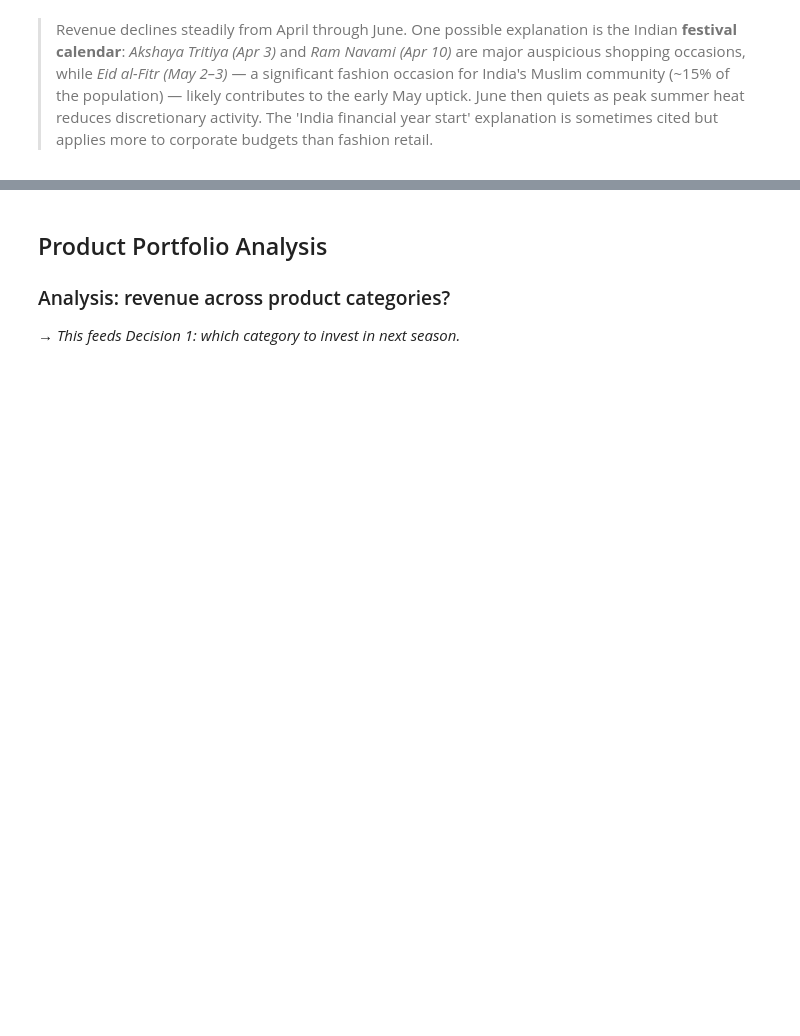
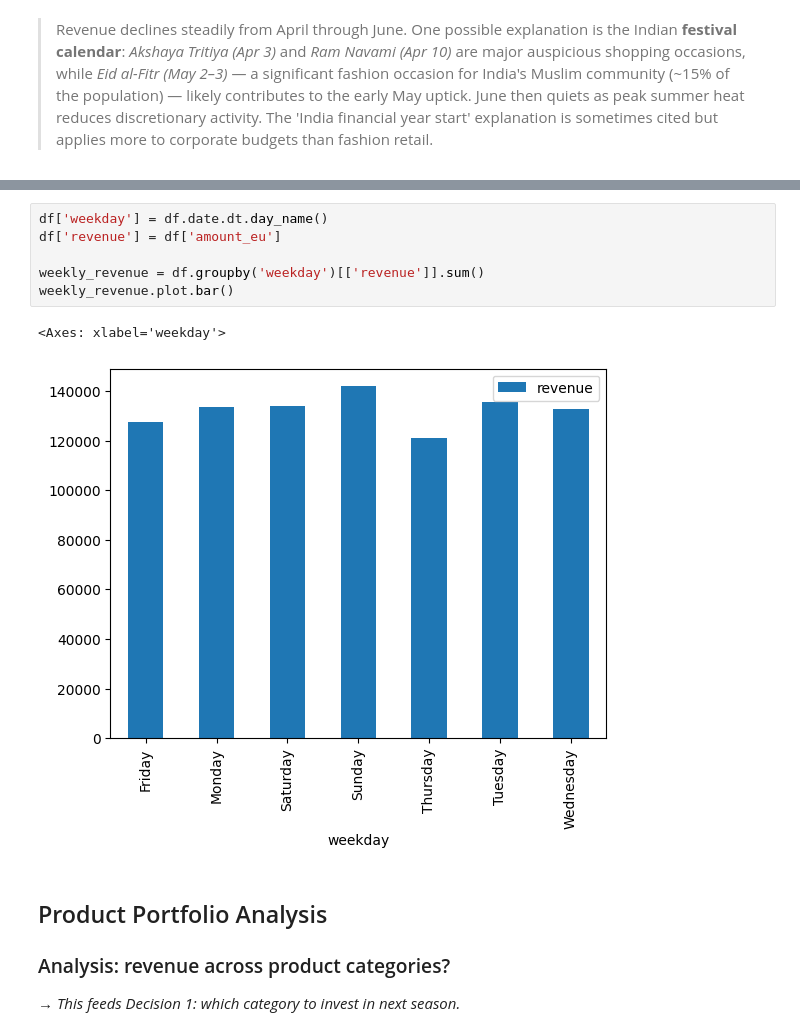
Before and after one commit to caoyang0428-art/ML-Assignment, a Jupyter notebook: notebooks/210-Amazon-Part-I-II.ipynb, the cells around one changed output, grey strips where cells are left out. Saved outputs shown, nothing was run; the diff lists cells and outputs as text; blank space fills up the shorter version.

```diff
--- a/notebooks/210-Amazon-Part-I-II.ipynb
+++ b/notebooks/210-Amazon-Part-I-II.ipynb
@@ -391,6 +391,15 @@ You may want to produce something like this:
 <center>
 <img src='https://raw.githubusercontent.com/ciri/iese-dsfb/main/resources/amazon/sketch1.jpg' width='50%'>
 </center>
+# %%
+df['weekday'] = df.date.dt.day_name()
+df['revenue'] = df['amount_eu']
+
+weekly_revenue = df.groupby('weekday')[['revenue']].sum()
+weekly_revenue.plot.bar()
+# %% [output]
+<Axes: xlabel='weekday'>
+[figure, added]
 # %% [markdown]
 ## Product Portfolio Analysis
 
```
